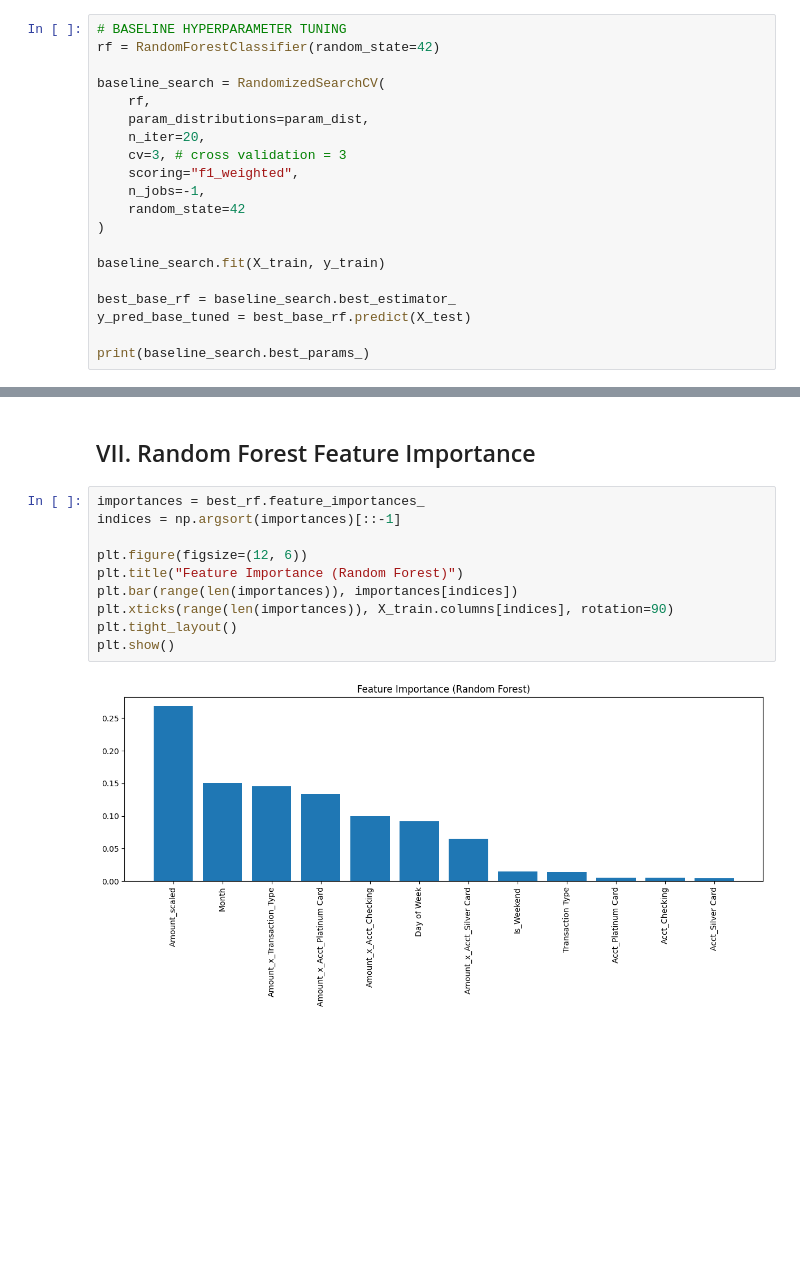
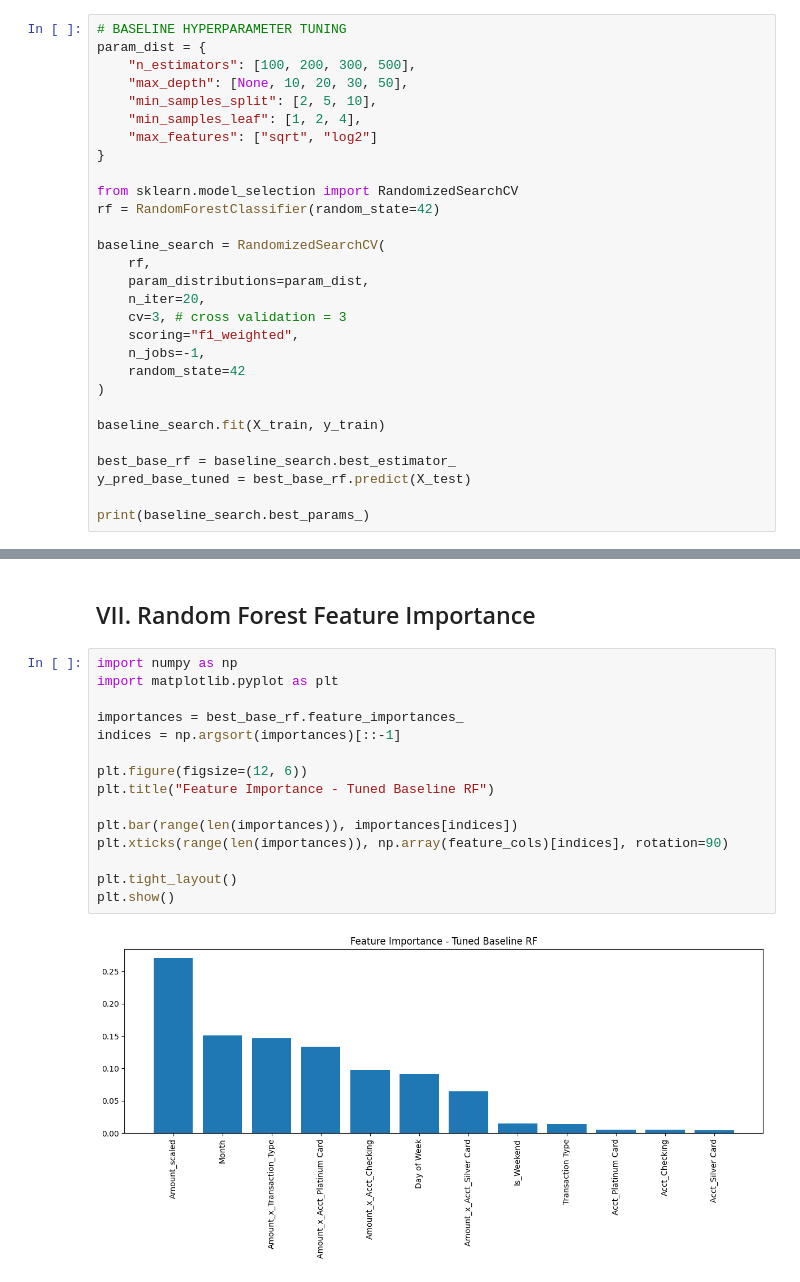
Before and after one commit to AngelaLee03/ProjectFinalReport, a Jupyter notebook: models/random_forest.ipynb, the cells around one changed output, grey strips where cells are left out. Saved outputs shown, nothing was run; the diff lists cells and outputs as text; blank space fills up the shorter version.

Commit message:
updated model

```diff
--- a/models/random_forest.ipynb
+++ b/models/random_forest.ipynb
@@ -89,6 +89,15 @@ plt.show()
 ### a) Tuning Baseline
 # %%
 # BASELINE HYPERPARAMETER TUNING
+param_dist = {
+    "n_estimators": [100, 200, 300, 500],
+    "max_depth": [None, 10, 20, 30, 50],
+    "min_samples_split": [2, 5, 10],
+    "min_samples_leaf": [1, 2, 4],
+    "max_features": ["sqrt", "log2"]
+}
+
+from sklearn.model_selection import RandomizedSearchCV
 rf = RandomForestClassifier(random_state=42)
 
 baseline_search = RandomizedSearchCV(
@@ -341,14 +461,19 @@ results_df
 # %% [markdown]
 ## VII. Random Forest Feature Importance
 # %%
-importances = best_rf.feature_importances_
+import numpy as np
+import matplotlib.pyplot as plt
+
+importances = best_base_rf.feature_importances_
 indices = np.argsort(importances)[::-1]
 
 plt.figure(figsize=(12, 6))
-plt.title("Feature Importance (Random Forest)")
+plt.title("Feature Importance - Tuned Baseline RF")
+
 plt.bar(range(len(importances)), importances[indices])
-plt.xticks(range(len(importances)), X_train.columns[indices], rotation=90)
+plt.xticks(range(len(importances)), np.array(feature_cols)[indices], rotation=90)
+
 plt.tight_layout()
 plt.show()
 # %% [output]
-[figure, old version]
+[figure, new version]
```
Also changed, not shown: parts of 9 cells of this notebook.
